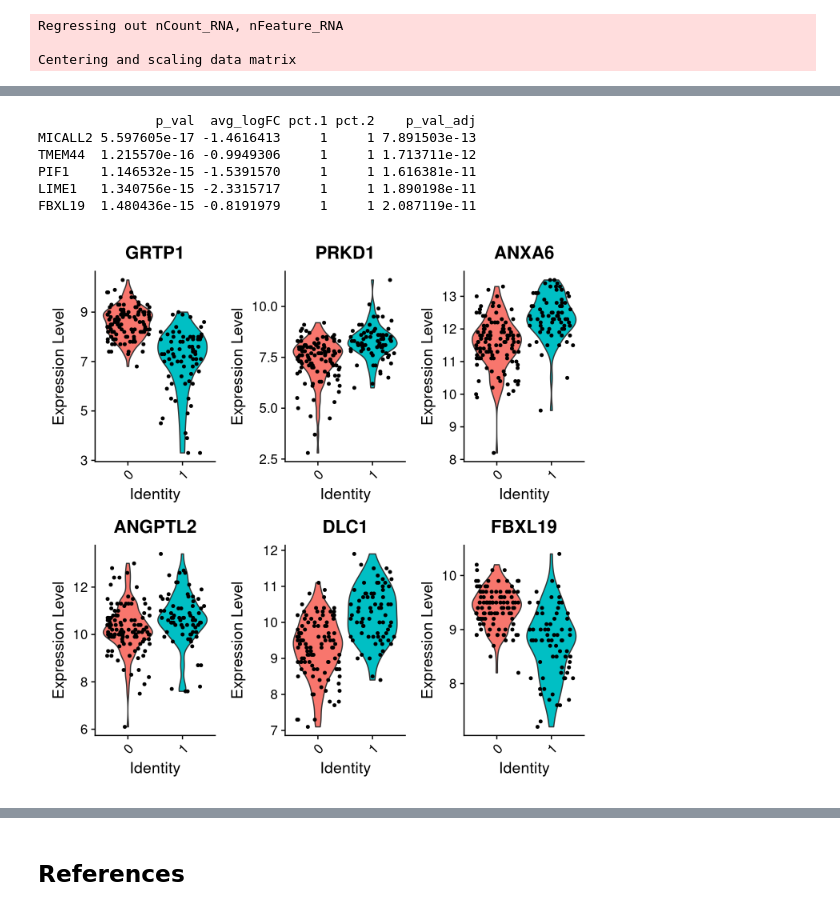
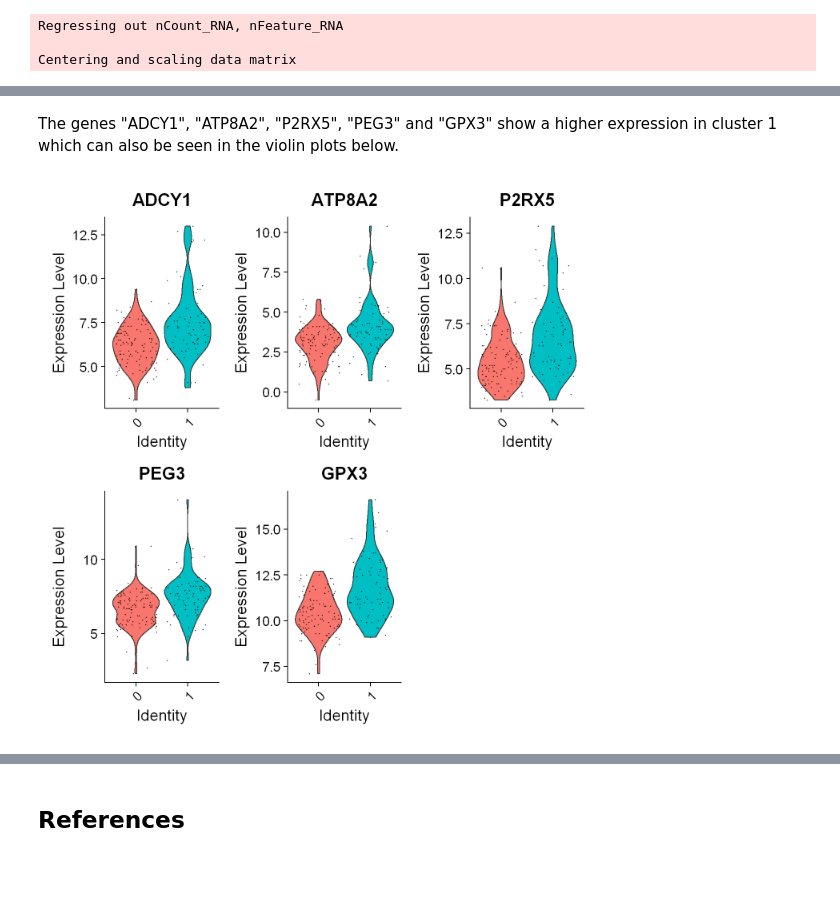
Before and after one commit to markmartorilopez/BigDataAnalytics_R, a Jupyter notebook: BigDataAnalytics_Project2021.ipynb, the cells around one changed output, grey strips where cells are left out. Drawn from its saved outputs; the diff is of its cells as text; code cells hidden in the pictures; blank space fills up the shorter version.

```diff
--- a/BigDataAnalytics_Project2021.ipynb
+++ b/BigDataAnalytics_Project2021.ipynb
@@ -687,15 +733,12 @@ ANGPTL2 3.748522e-13 -1.2582293     1     1 5.284666e-09
+# %% [markdown]
+The genes "ADCY1", "ATP8A2", "P2RX5", "PEG3" and "GPX3" show a higher expression in cluster 1 which can also be seen in the violin plots below.
+# %%
+VlnPlot(object = pbmc, features =c("ADCY1", "ATP8A2", "P2RX5", "PEG3", "GPX3"))
+# %% [output]
+[figure, added]
 # %%
 # find all markers of cluster 3
-cluster3.markers <- FindMarkers(object = pbmc, ident.1 = 2, min.pct = 0.25, logfc.threshold=0.25)
-print(x = head(x = cluster3.markers, n = 5))
+#cluster3.markers <- FindMarkers(object = pbmc, ident.1 = 2, min.pct = 0.25, logfc.threshold=0.25)
+#print(x = head(x = cluster3.markers, n = 5))
-# %% [output]
-               p_val  avg_logFC pct.1 pct.2    p_val_adj
-MICALL2 5.597605e-17 -1.4616413     1     1 7.891503e-13
-TMEM44  1.215570e-16 -0.9949306     1     1 1.713711e-12
-PIF1    1.146532e-15 -1.5391570     1     1 1.616381e-11
-LIME1   1.340756e-15 -2.3315717     1     1 1.890198e-11
-FBXL19  1.480436e-15 -0.8191979     1     1 2.087119e-11
 # %%
-VlnPlot(object = pbmc, features =c("GRTP1", "PRKD1", "ANXA6", "ANGPTL2", "DLC1", "FBXL19"))
+#VlnPlot(object = pbmc, features =c("GRTP1", "PRKD1", "ANXA6", "ANGPTL2", "DLC1", "FBXL19"))
-# %% [output]
-[figure, removed]
```
Also changed, not shown: parts of 61 cells of this notebook.
